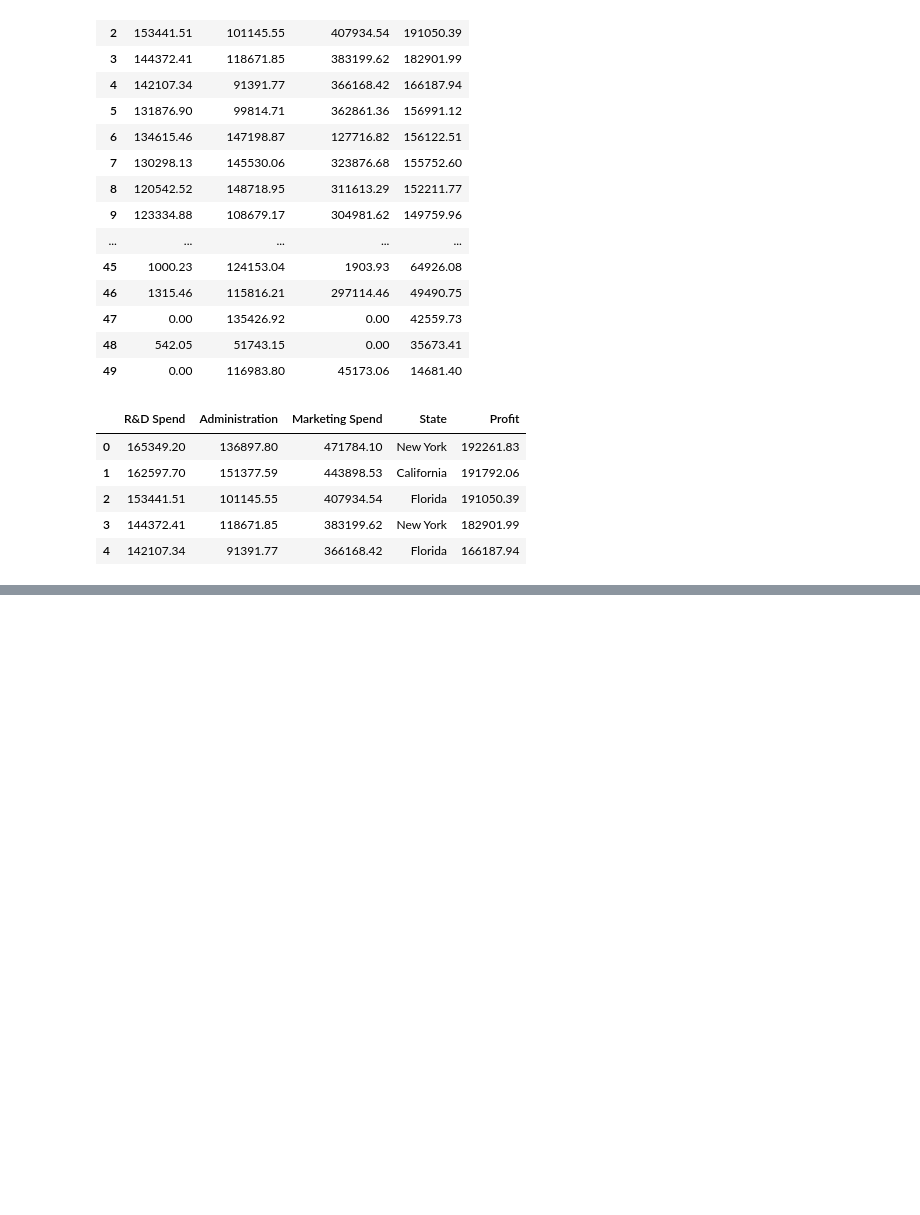
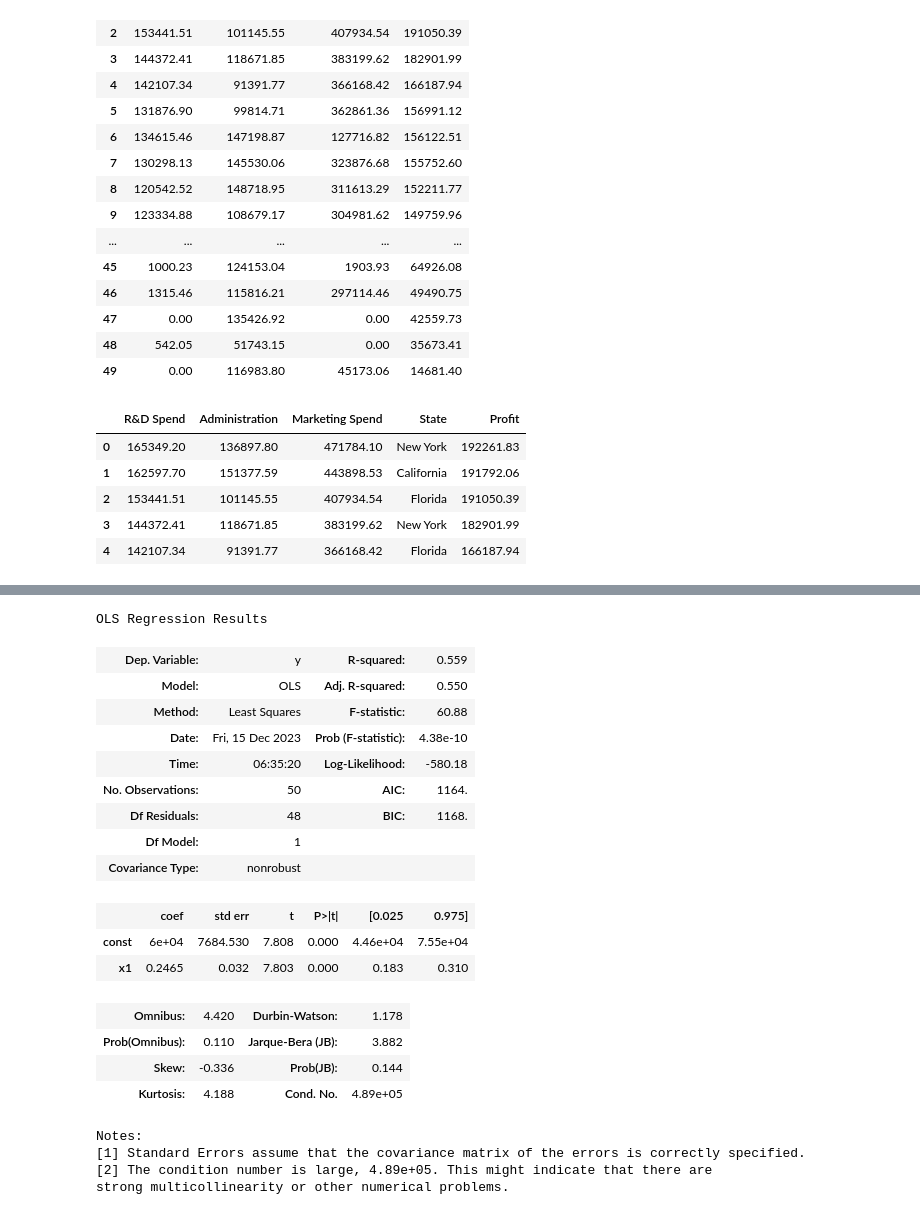
Before and after one commit to ganesh12112/ganesh12112, a Jupyter notebook: session_21_ai_and_ml_.ipynb, the cells around one changed output, grey strips where cells are left out. Saved outputs shown, nothing was run; the diff lists cells and outputs as text; code cells hidden in the pictures; blank space fills up the shorter version.

```diff
--- a/session_21_ai_and_ml_.ipynb
+++ b/session_21_ai_and_ml_.ipynb
@@ -138,0 +162,2 @@ pd.concat([state_data,startup_df],axis = 1)
+# %%
+y = np.array(startup_data.iloc[:,-1])
@@ -138,0 +327,27 @@ pd.concat([state_data,startup_df],axis = 1)
+# %%
+x_for_statsmodel = x_for_statsmodel[:,[0,3]]
+model = OLS(endog = y,exog= x_for_statsmodel)
+model = model.fit()
+model.summary()
+# %% [output]
+OLS Regression Results
+| Dep. Variable: | y | R-squared: | 0.559 |
+| Model: | OLS | Adj. R-squared: | 0.550 |
+| Method: | Least Squares | F-statistic: | 60.88 |
+| Date: | Fri, 15 Dec 2023 | Prob (F-statistic): | 4.38e-10 |
+| Time: | 06:35:20 | Log-Likelihood: | -580.18 |
+| No. Observations: | 50 | AIC: | 1164. |
+| Df Residuals: | 48 | BIC: | 1168. |
+| Df Model: | 1 |  |  |
+| Covariance Type: | nonrobust |  |  |
+|  | coef | std err | t | P>|t| | [0.025 | 0.975] |
+| const | 6e+04 | 7684.530 | 7.808 | 0.000 | 4.46e+04 | 7.55e+04 |
+| x1 | 0.2465 | 0.032 | 7.803 | 0.000 | 0.183 | 0.310 |
+| Omnibus: | 4.420 | Durbin-Watson: | 1.178 |
+| Prob(Omnibus): | 0.110 | Jarque-Bera (JB): | 3.882 |
+| Skew: | -0.336 | Prob(JB): | 0.144 |
+| Kurtosis: | 4.188 | Cond. No. | 4.89e+05 |
+Notes:
+[1] Standard Errors assume that the covariance matrix of the errors is correctly specified.
+[2] The condition number is large, 4.89e+05. This might indicate that there are
+strong multicollinearity or other numerical problems.
```
Also changed, not shown: parts of 26 cells of this notebook.
